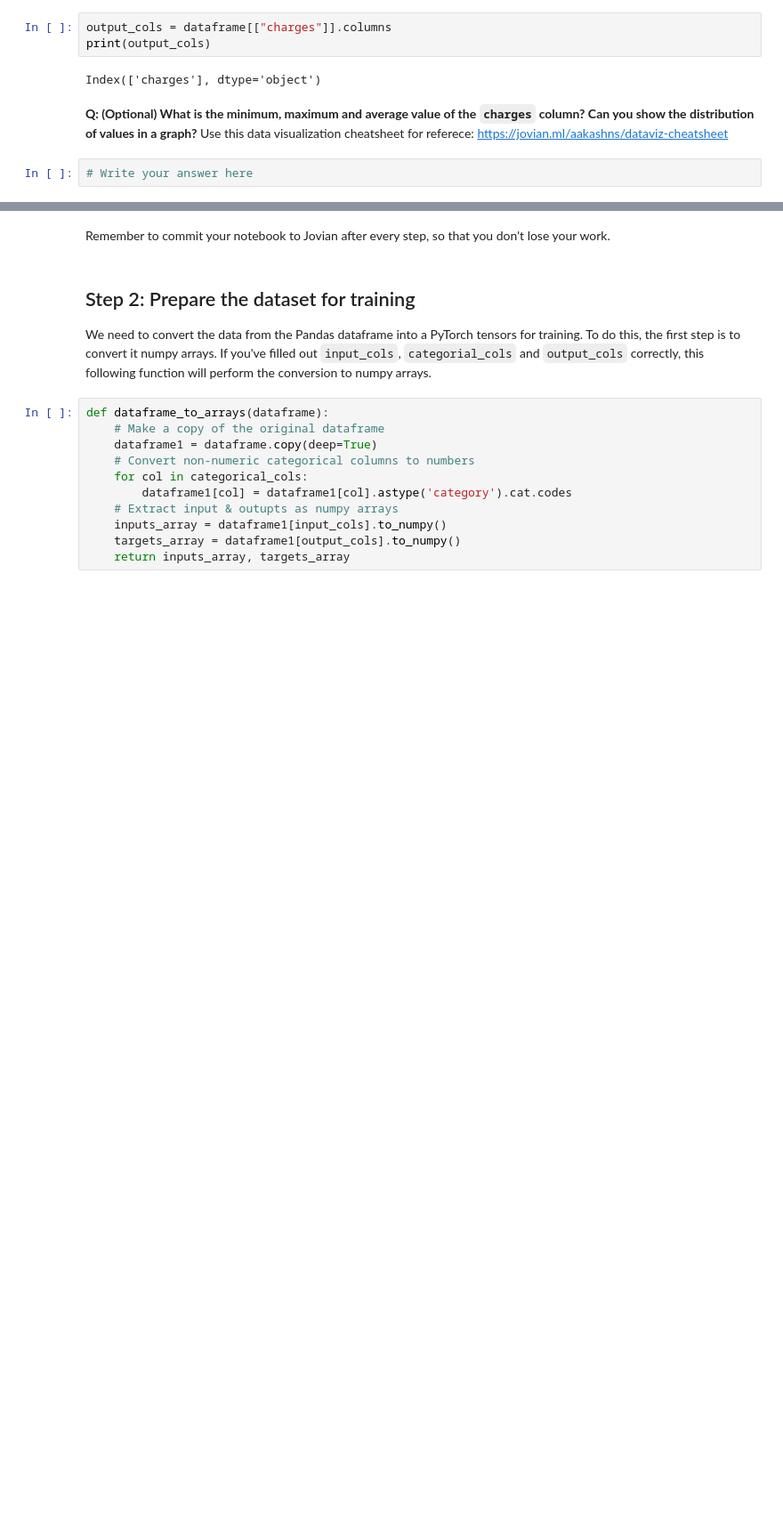
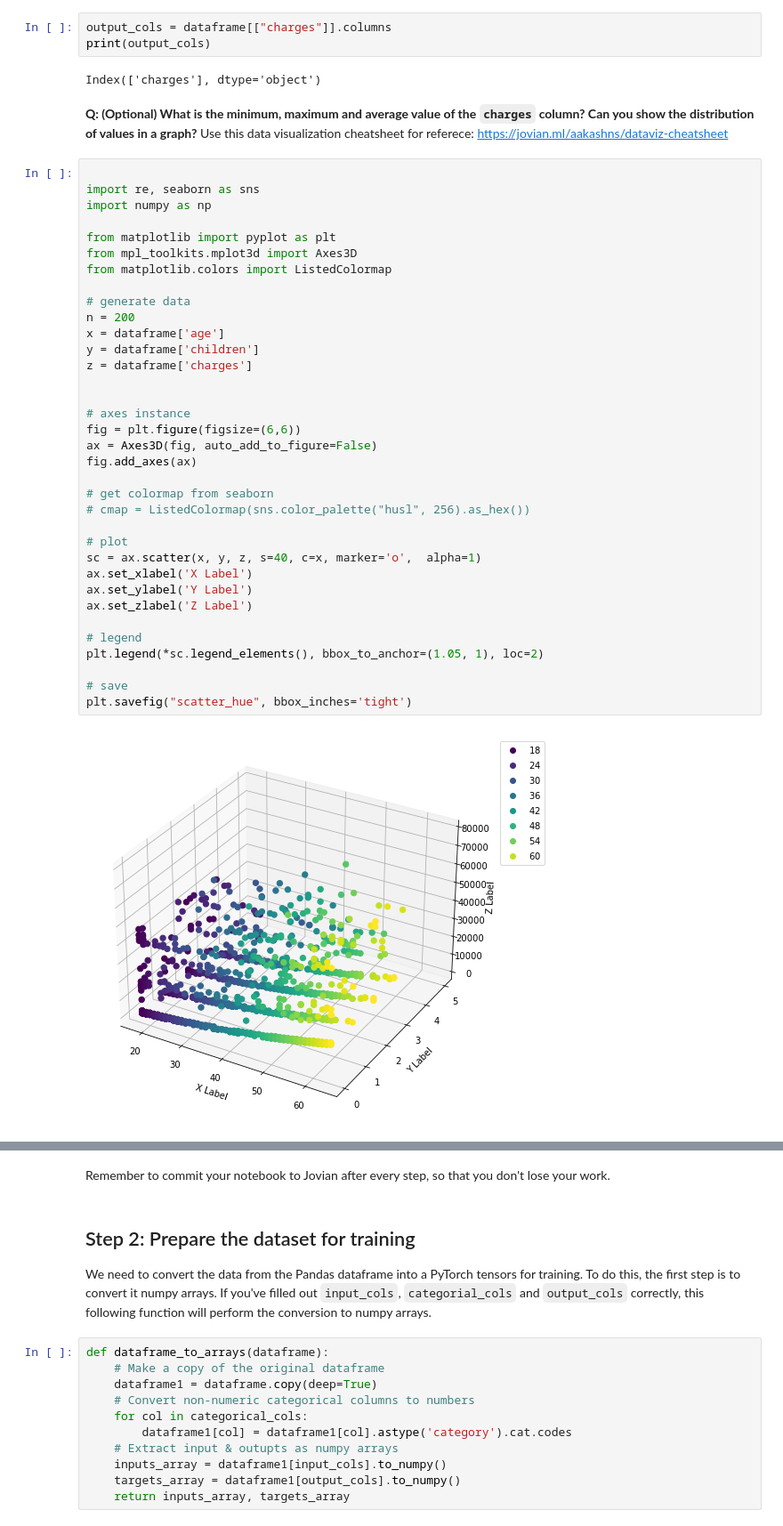
Before and after one commit to hizuka590/learning-pytorch, a Jupyter notebook: 02-insurance-linear-regression/02-insurance-linear.ipynb, the cells around one changed output, grey strips where cells are left out. Shown: that part at 89% size. Saved outputs shown, nothing was run; the diff lists cells and outputs as text; blank space fills up the shorter version.

```diff
--- a/02-insurance-linear-regression/02-insurance-linear.ipynb
+++ b/02-insurance-linear-regression/02-insurance-linear.ipynb
@@ -137,5 +136,40 @@ Index(['charges'], dtype='object')
 # %% [markdown]
 **Q: (Optional) What is the minimum, maximum and average value of the `charges` column? Can you show the distribution of values in a graph?**
 Use this data visualization cheatsheet for referece: https://jovian.ml/aakashns/dataviz-cheatsheet
-# %%
-# Write your answer here
+# %%
+
+import re, seaborn as sns
+import numpy as np
+
+from matplotlib import pyplot as plt
+from mpl_toolkits.mplot3d import Axes3D
+from matplotlib.colors import ListedColormap
+
+# generate data
+n = 200
+x = dataframe['age']
+y = dataframe['children']
+z = dataframe['charges']
+
+
+# axes instance
+fig = plt.figure(figsize=(6,6))
+ax = Axes3D(fig, auto_add_to_figure=False)
+fig.add_axes(ax)
+
+# get colormap from seaborn
+# cmap = ListedColormap(sns.color_palette("husl", 256).as_hex())
+
+# plot
+sc = ax.scatter(x, y, z, s=40, c=x, marker='o',  alpha=1)
+ax.set_xlabel('X Label')
+ax.set_ylabel('Y Label')
+ax.set_zlabel('Z Label')
+
+# legend
+plt.legend(*sc.legend_elements(), bbox_to_anchor=(1.05, 1), loc=2)
+
+# save
+plt.savefig("scatter_hue", bbox_inches='tight')
+# %% [output]
+[figure, added]
```
Also changed, not shown: parts of 39 cells of this notebook, 13 other files.
